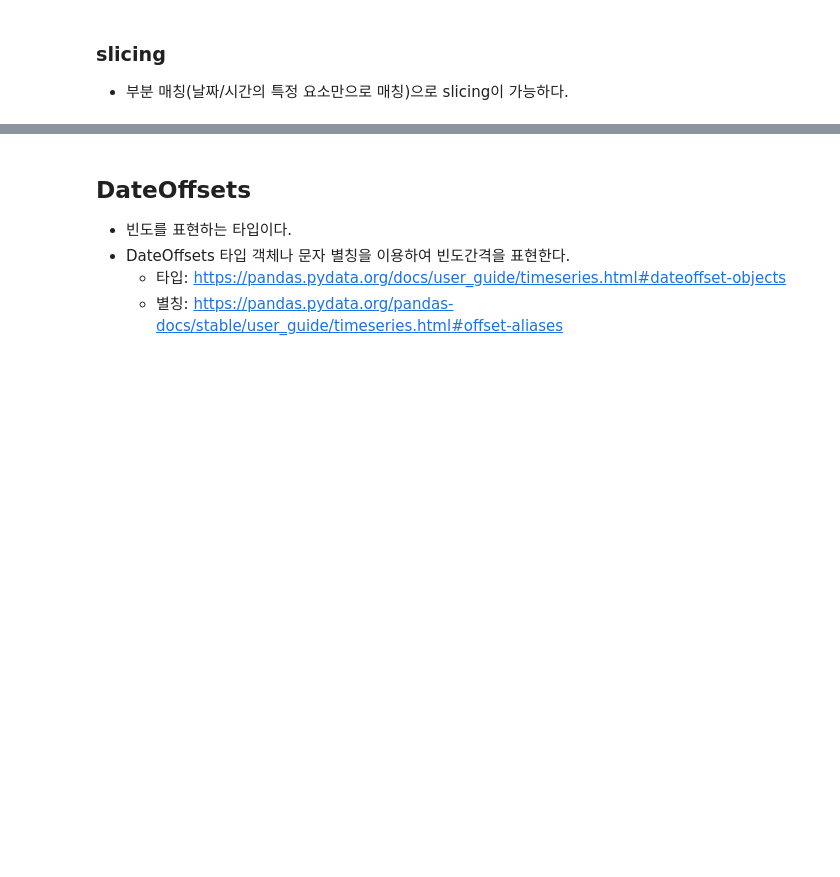
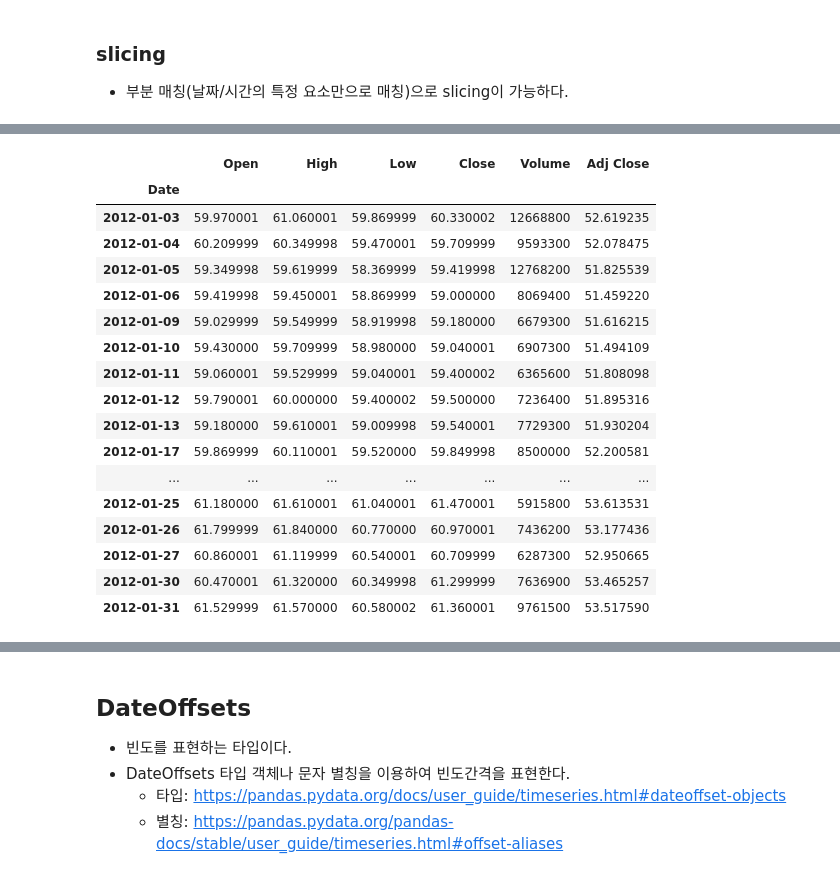
Before and after one commit to clerknek/PlayData, a Jupyter notebook: 02_Pandas/07_시계열 데이터 다루기.ipynb, the cells around one changed output, grey strips where cells are left out. Cells and saved outputs as stored; diff of their text form; code cells hidden in the pictures; blank space fills up the shorter version.

```diff
--- a/02_Pandas/07_시계열 데이터 다루기.ipynb
+++ b/02_Pandas/07_시계열 데이터 다루기.ipynb
@@ -309,0 +484,3 @@ Timedelta('730 days 00:00:00')
+# %%
+df = pd.read_csv('data/walmart_stock.csv', parse_dates=[0], index_col=0)
+df
@@ -309,0 +541,21 @@ Timedelta('730 days 00:00:00')
+# %%
+df.loc['2012-01']
+# %% [output]
+|  | Open | High | Low | Close | Volume | Adj Close |
+| Date |  |  |  |  |  |  |
+| 2012-01-03 | 59.970001 | 61.060001 | 59.869999 | 60.330002 | 12668800 | 52.619235 |
+| 2012-01-04 | 60.209999 | 60.349998 | 59.470001 | 59.709999 | 9593300 | 52.078475 |
+| 2012-01-05 | 59.349998 | 59.619999 | 58.369999 | 59.419998 | 12768200 | 51.825539 |
+| 2012-01-06 | 59.419998 | 59.450001 | 58.869999 | 59.000000 | 8069400 | 51.459220 |
+| 2012-01-09 | 59.029999 | 59.549999 | 58.919998 | 59.180000 | 6679300 | 51.616215 |
+| 2012-01-10 | 59.430000 | 59.709999 | 58.980000 | 59.040001 | 6907300 | 51.494109 |
+| 2012-01-11 | 59.060001 | 59.529999 | 59.040001 | 59.400002 | 6365600 | 51.808098 |
+| 2012-01-12 | 59.790001 | 60.000000 | 59.400002 | 59.500000 | 7236400 | 51.895316 |
+| 2012-01-13 | 59.180000 | 59.610001 | 59.009998 | 59.540001 | 7729300 | 51.930204 |
+| 2012-01-17 | 59.869999 | 60.110001 | 59.520000 | 59.849998 | 8500000 | 52.200581 |
+| ... | ... | ... | ... | ... | ... | ... |
+| 2012-01-25 | 61.180000 | 61.610001 | 61.040001 | 61.470001 | 5915800 | 53.613531 |
+| 2012-01-26 | 61.799999 | 61.840000 | 60.770000 | 60.970001 | 7436200 | 53.177436 |
+| 2012-01-27 | 60.860001 | 61.119999 | 60.540001 | 60.709999 | 6287300 | 52.950665 |
+| 2012-01-30 | 60.470001 | 61.320000 | 60.349998 | 61.299999 | 7636900 | 53.465257 |
+| 2012-01-31 | 61.529999 | 61.570000 | 60.580002 | 61.360001 | 9761500 | 53.517590 |
```
Also changed, not shown: parts of 58 cells of this notebook, 8 other files.
